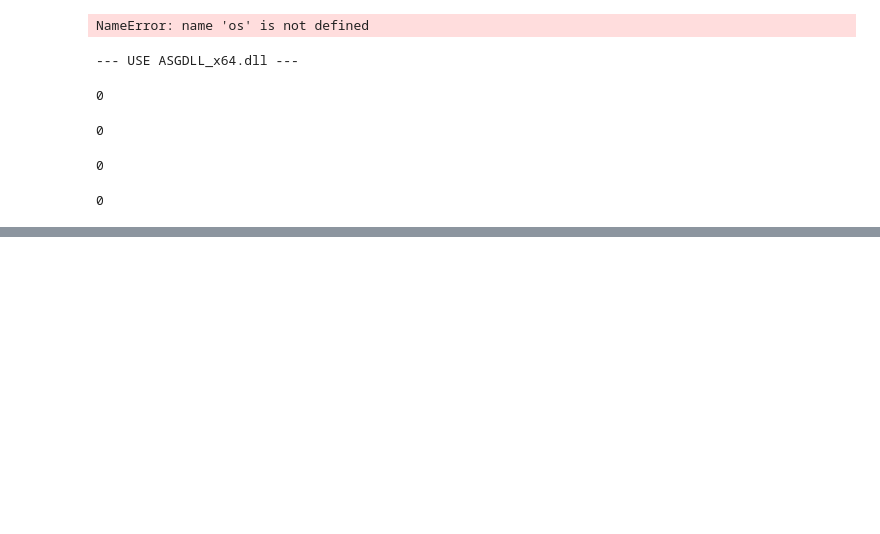
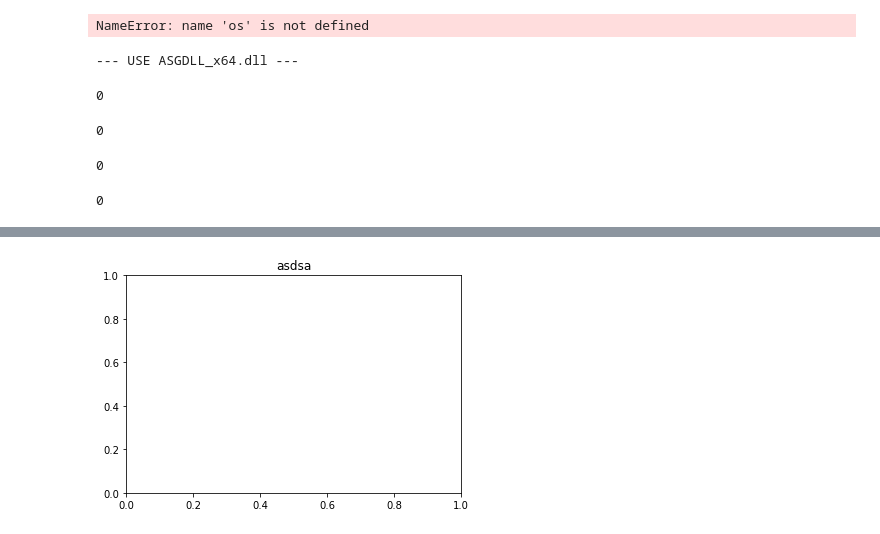
Before and after one commit to Youngcius/odmactor-gui, a Jupyter notebook: zhy/ttt.ipynb, the cells around one changed output, grey strips where cells are left out. Cells and saved outputs as stored; diff of their text form; code cells hidden in the pictures; blank space fills up the shorter version.

```diff
--- a/zhy/ttt.ipynb
+++ b/zhy/ttt.ipynb
@@ -93,0 +122,6 @@ asg.close()
+# %%
+plt.figure()
+plt.title('asdsa')
+plt.show()
+# %% [output]
+[figure, added]
```
Also changed, not shown: parts of 4 cells of this notebook, 4 other files.
